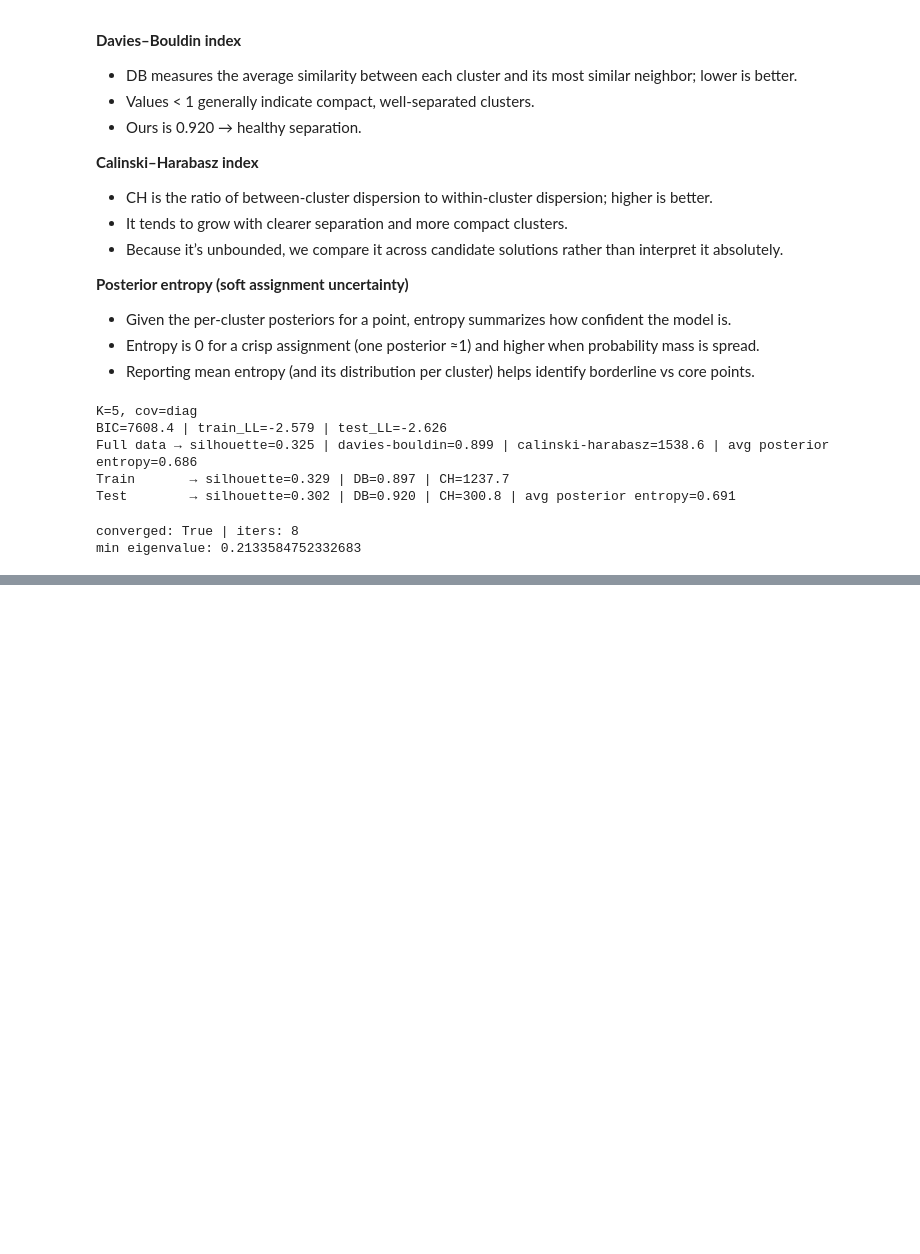
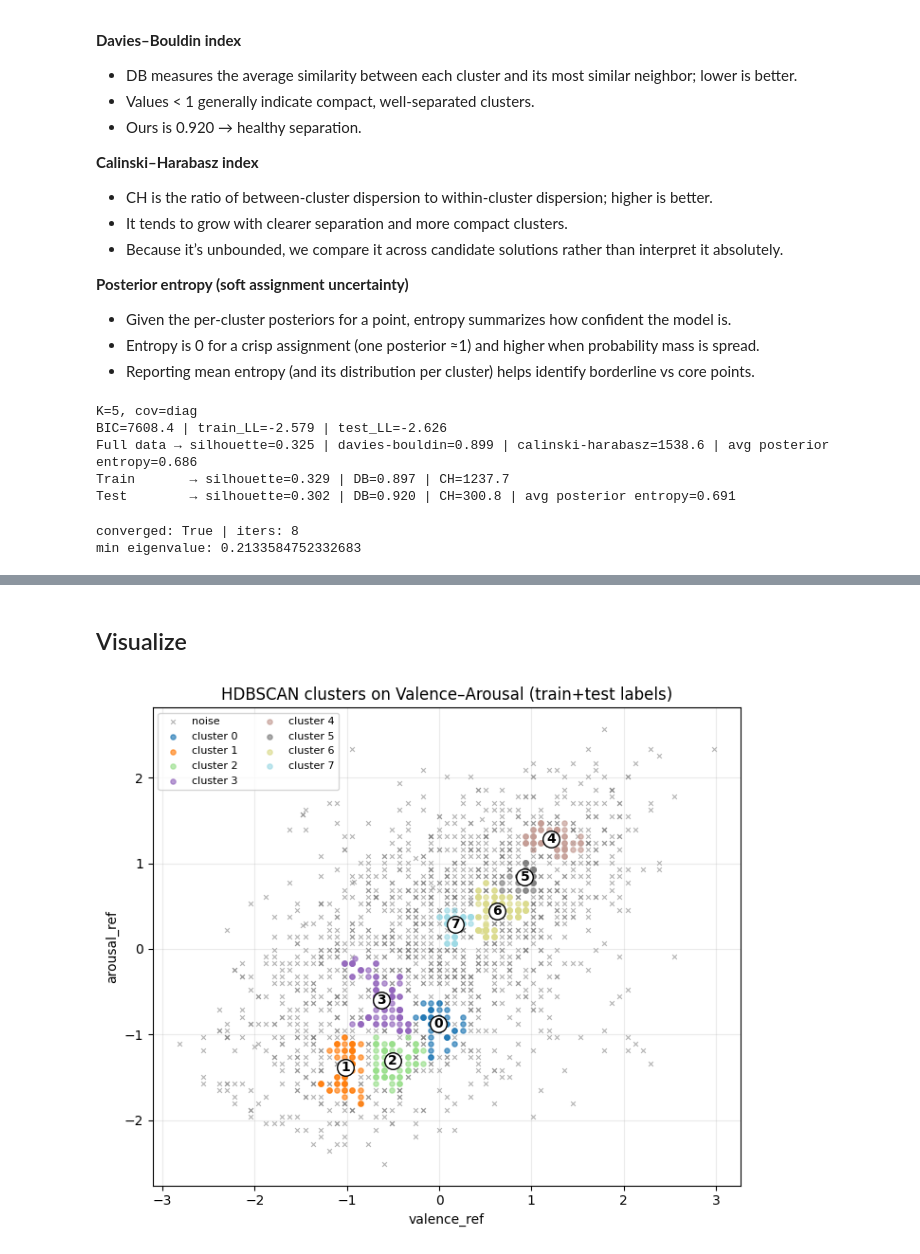
Before and after one commit to keimiii/moodsic, a Jupyter notebook: notebooks/deam/deam_clustering (des).ipynb, the cells around one changed output, grey strips where cells are left out. Saved outputs shown, nothing was run; the diff lists cells and outputs as text; code cells hidden in the pictures; blank space fills up the shorter version.

```diff
--- a/notebooks/deam/deam_clustering (des).ipynb
+++ b/notebooks/deam/deam_clustering (des).ipynb
@@ -695,0 +708,20 @@ min eigenvalue: 0.2133584752332683
+# %%
+hdb = hdbscan.HDBSCAN(
+    min_cluster_size=30,  # tune as needed
+    min_samples=10,  # or an int (e.g. 10)
+    metric="euclidean",
+    prediction_data=True,  # required for approximate_predict on test
+    cluster_selection_method="leaf",
+).fit(Xtr)
+
+labels_tr = hdb.labels_
+probs_tr = hdb.probabilities_
+
+labels_te, probs_te = hdbscan_pred.approximate_predict(hdb, Xte)
+# %%
+X_all = np.vstack([Xtr, Xte])
+labels_all = np.concatenate([labels_tr, labels_te])
+genres_all = np.concatenate([Gtr, Gte])
+non_noise = labels_all >= 0
+uniq_cls = np.unique(labels_all[non_noise])
+noise_frac = float(np.mean(labels_all == -1))
@@ -695,0 +817,50 @@ min eigenvalue: 0.2133584752332683
+# %% [markdown]
+## Visualize
+# %%
+fig, ax = plt.subplots(figsize=(7, 6))
+
+# plot noise as grey crosses
+noise_mask = labels_all == -1
+if noise_mask.any():
+    ax.scatter(
+        X_all[noise_mask, 0],
+        X_all[noise_mask, 1],
+        s=12,
+        marker="x",
+        alpha=0.6,
+        linewidths=0.8,
+        color="gray",
+        label="noise",
+    )
+
+# color clusters
+cmap = plt.get_cmap("tab20", max(1, uniq_cls.size))
+for i, cid in enumerate(sorted(uniq_cls)):
+    m = labels_all == cid
+    ax.scatter(
+        X_all[m, 0],
+        X_all[m, 1],
+        s=14,
+        alpha=0.65,
+        label=f"cluster {cid}",
+        color=cmap(i),
+    )
+    # draw center + id
+    c = cluster_report_pl.filter(pl.col("cluster_id") == cid)
+    cv, ca = float(c["center_valence"][0]), float(c["center_arousal"][0])
+    ax.scatter(
+        [cv], [ca], s=160, edgecolor="black", facecolor="white", marker="o", zorder=5
+    )
+    ax.text(
+        cv, ca, f"{cid}", fontsize=10, weight="bold", ha="center", va="center", zorder=6
+    )
+
+ax.set_xlabel("valence_ref")
+ax.set_ylabel("arousal_ref")
+ax.set_title("HDBSCAN clusters on Valence–Arousal (train+test labels)")
+ax.grid(alpha=0.25)
+ax.legend(loc="best", fontsize=8, ncol=2)
+plt.tight_layout()
+plt.show()
+# %% [output]
+[figure, added]
```
Also changed, not shown: parts of 12 cells of this notebook.
